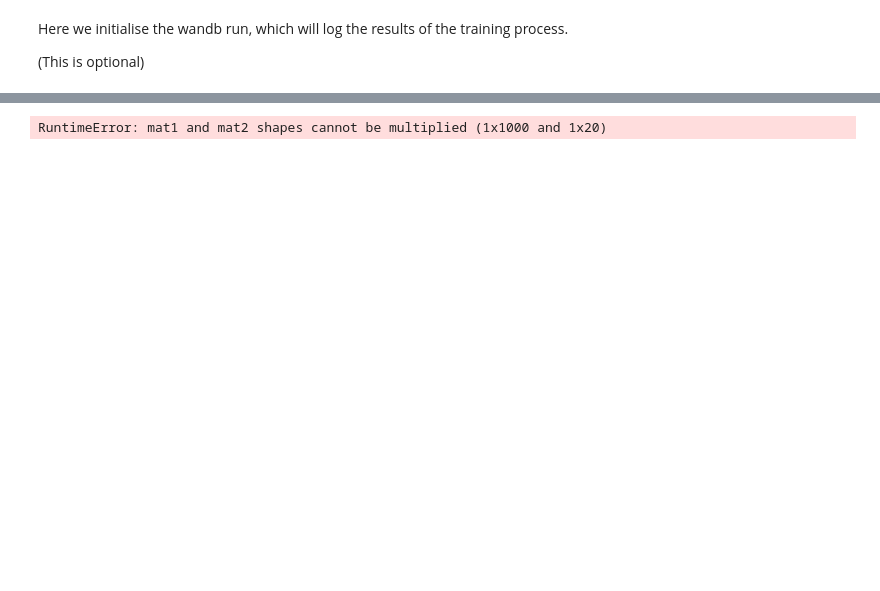
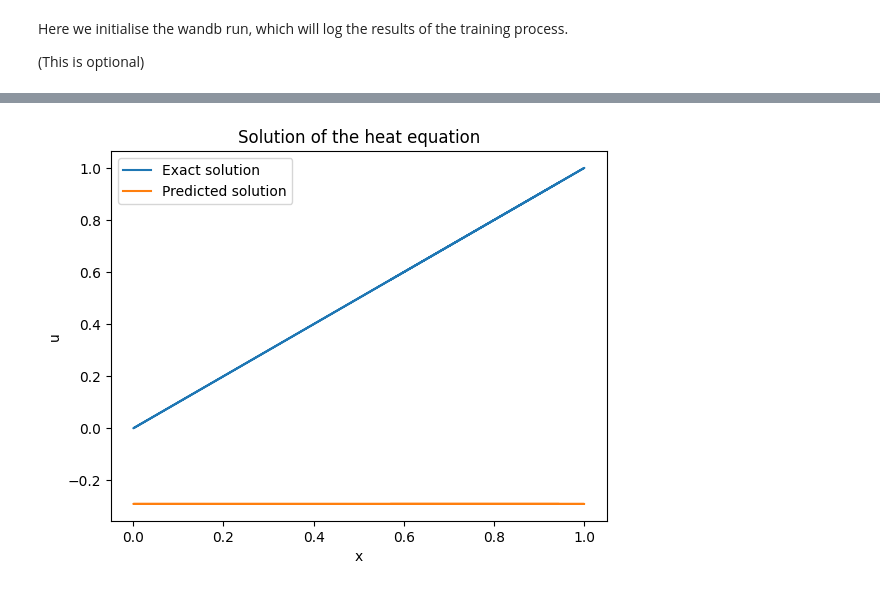
Before and after one commit to elNuNus/Projet_SOIA_61_PINN, a Jupyter notebook: Heat_equation/PINN_1D_heat_eq_stat.ipynb, the cells around one changed output, grey strips where cells are left out. Drawn from its saved outputs; the diff is of its cells as text; code cells hidden in the pictures; blank space fills up the shorter version.

```diff
--- a/Heat_equation/PINN_1D_heat_eq_stat.ipynb
+++ b/Heat_equation/PINN_1D_heat_eq_stat.ipynb
@@ -320,33 +298,35 @@ Training time: 00h 00min 18s
 # %%
 # Plot solution
 
-# Test points
-X_test = torch.tensor(np.array([[np.linspace(x_min, x_max, N_x)]]), dtype=torch.float32, requires_grad=True)
+# Test points, randomly distributed in the space domain
+X_test = torch.rand(N_x, dtype=torch.float32)
+X_test = X_test.reshape(N_x, 1)
 X_test = X_test.to(device) # Send the inputs to the device (GPU or CPU)
 
 # Predict the solution
 u_predict = my_model(X_test)
 u_check = my_model_checkpoint(X_test)
 u_test = u_exact(X_test)
 
 # Move tensors to CPU before converting to NumPy arrays
 X_test = X_test.cpu().detach().numpy()
 u_predict = u_predict.cpu().detach().numpy()
 u_check = u_check.cpu().detach().numpy()
 u_test = u_test.cpu().detach().numpy()
 
 # Plot the solutions
-plt.plot(X_test[0][0], u_test[0][0], label="Exact solution")
-plt.plot(X_test[0][0], u_predict[0][0], label="Predicted solution")
-plt.plot(X_test[0][0], u_check[0][0], label="Predicted solution checkpoint")
+plt.plot(X_test, u_test, label="Exact solution")
+plt.plot(X_test, u_predict, label="Predicted solution")
+# plt.scatter(X_test, u_predict, label="Predicted points", marker="x", color="red")
+# plt.plot(X_test, u_check, label="Predicted solution checkpoint")
 
 plt.xlabel("x")
 plt.ylabel("u")
 plt.legend()
 plt.title("Solution of the heat equation")
 plt.show()
 # %% [output]
-RuntimeError: mat1 and mat2 shapes cannot be multiplied (1x1000 and 1x20)
+[figure, added]
 # %%
 # Plot the training loss
 # plt.plot(training_loss) # Linear scale
```
Also changed, not shown: parts of 10 cells of this notebook, 2 other files.
